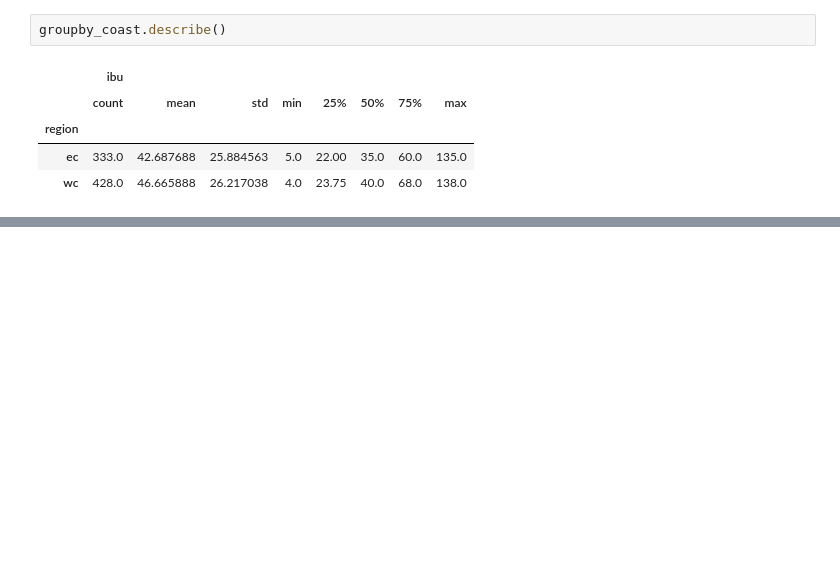
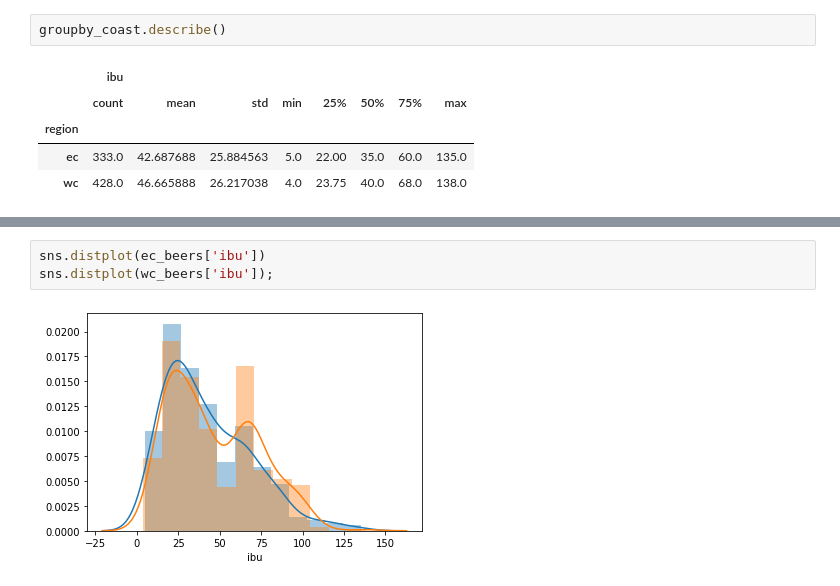
Before and after one commit to josephimathias/Beer-Hypothesis-Testing, a Jupyter notebook: Coastal IBUs.ipynb, the cells around one changed output, grey strips where cells are left out. Saved outputs shown, nothing was run; the diff lists cells and outputs as text; blank space fills up the shorter version.

```diff
--- a/Coastal IBUs.ipynb
+++ b/Coastal IBUs.ipynb
@@ -19,0 +60,5 @@ groupby_coast.describe()
+# %%
+sns.distplot(ec_beers['ibu'])
+sns.distplot(wc_beers['ibu']);
+# %% [output]
+[figure, added]
```
Also changed, not shown: parts of 15 cells of this notebook.
